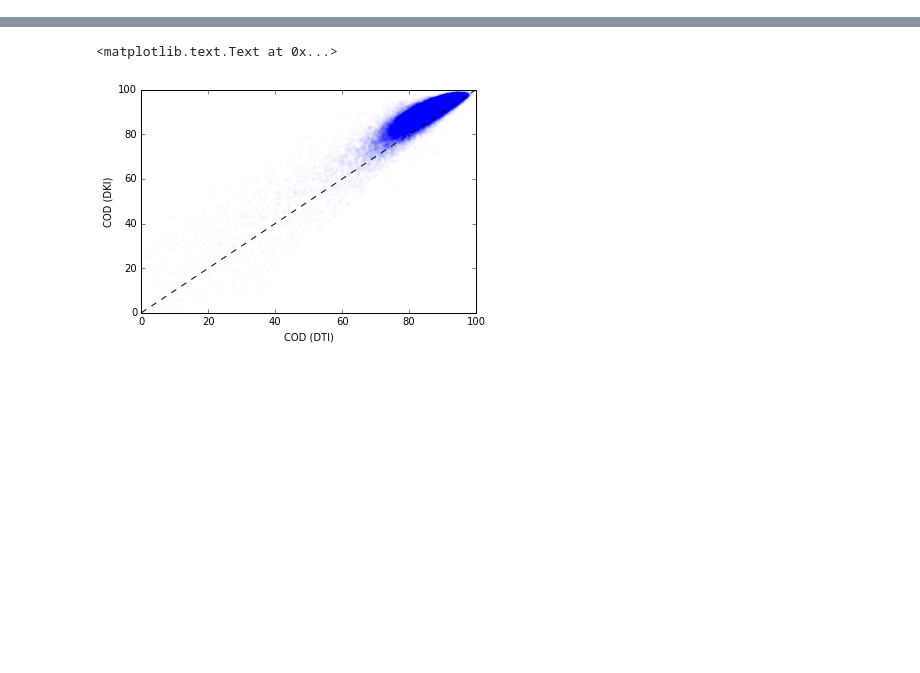
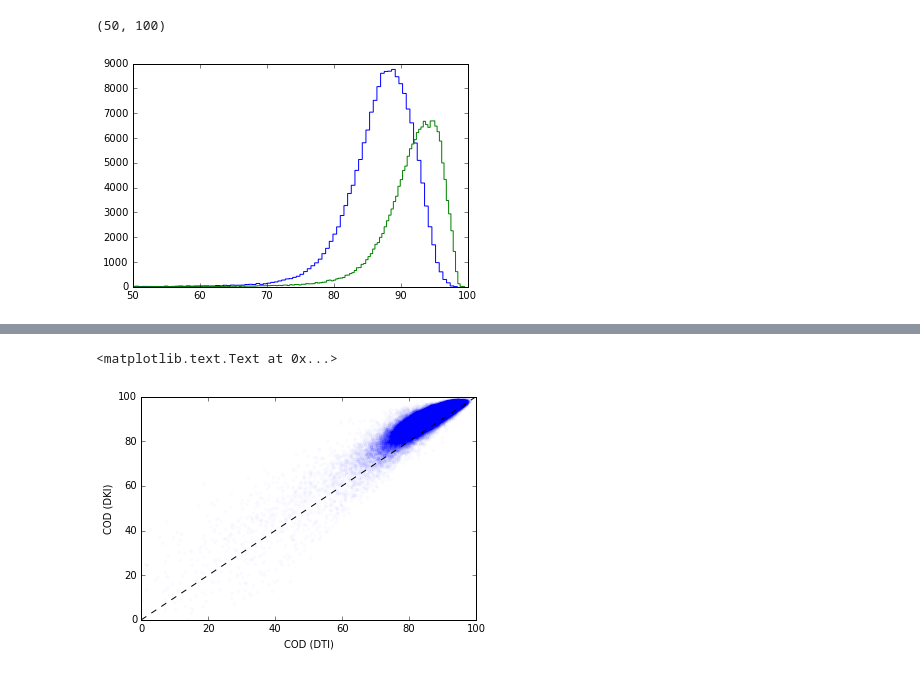
Before and after one commit to arokem/dki-accuracy-reliability, a Jupyter notebook: dki-dti.ipynb, the cells around one changed output, grey strips where cells are left out. Drawn from its saved outputs; the diff is of its cells as text; code cells hidden in the pictures; blank space fills up the shorter version.

```diff
--- a/dki-dti.ipynb
+++ b/dki-dti.ipynb
@@ -53,3 +52,10 @@ cod_dti = calc_cod(dti_model, data, wm_mask)
+# %%
+plt.hist(cod_dti[np.isfinite(cod_dki)], bins=1000, histtype='step')
+plt.hist(cod_dki[np.isfinite(cod_dki)], bins=1000, histtype='step')
+plt.xlim([50,100])
+# %% [output]
+(50, 100)
+[figure, added]
 # %%
 plt.hist(cod_dti[np.isfinite(cod_dki)] - cod_dki[np.isfinite(cod_dki)], bins=1000)
 plt.xlim([-15, 15])
```
Also changed, not shown: parts of 20 cells of this notebook, 1 other file.
